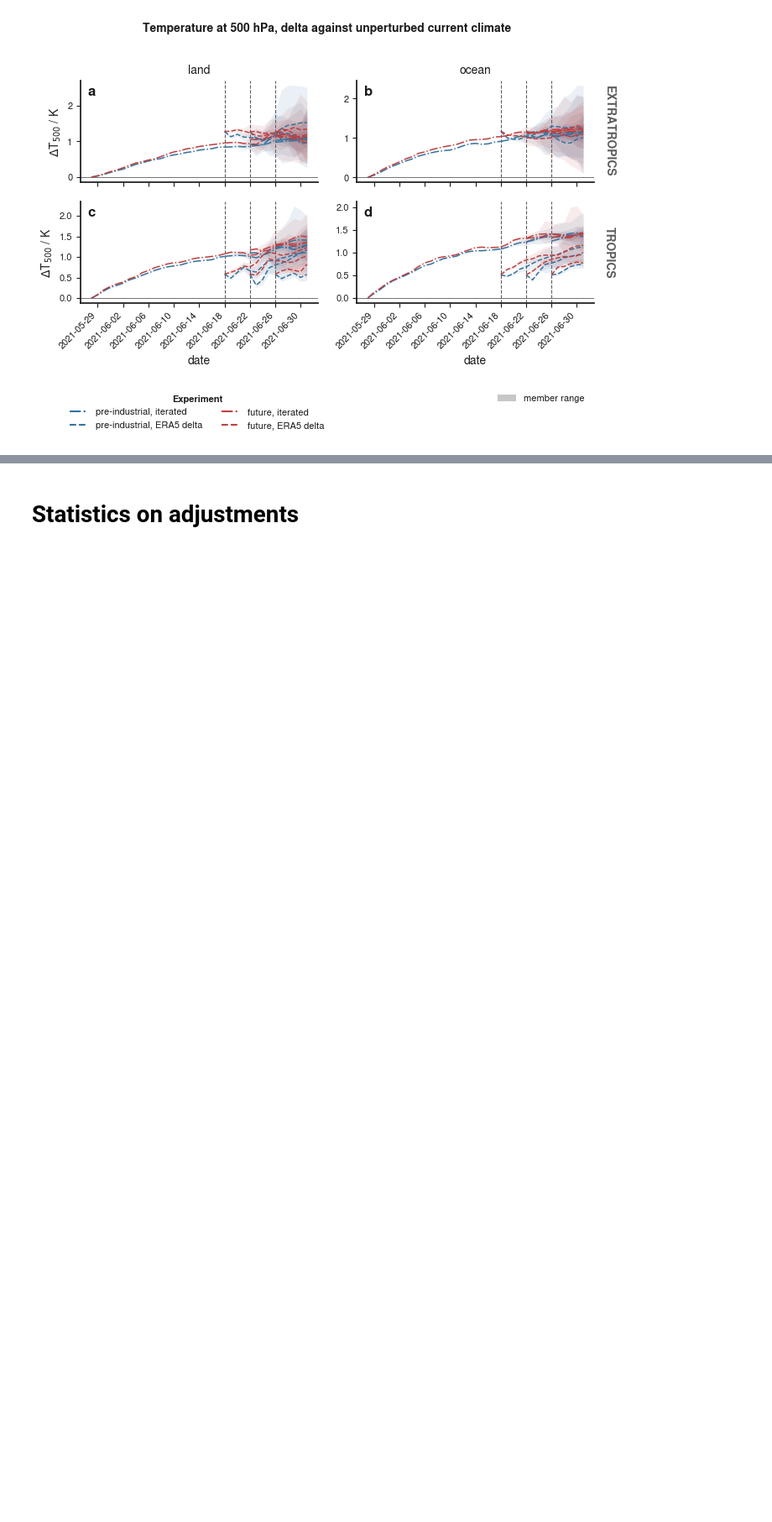
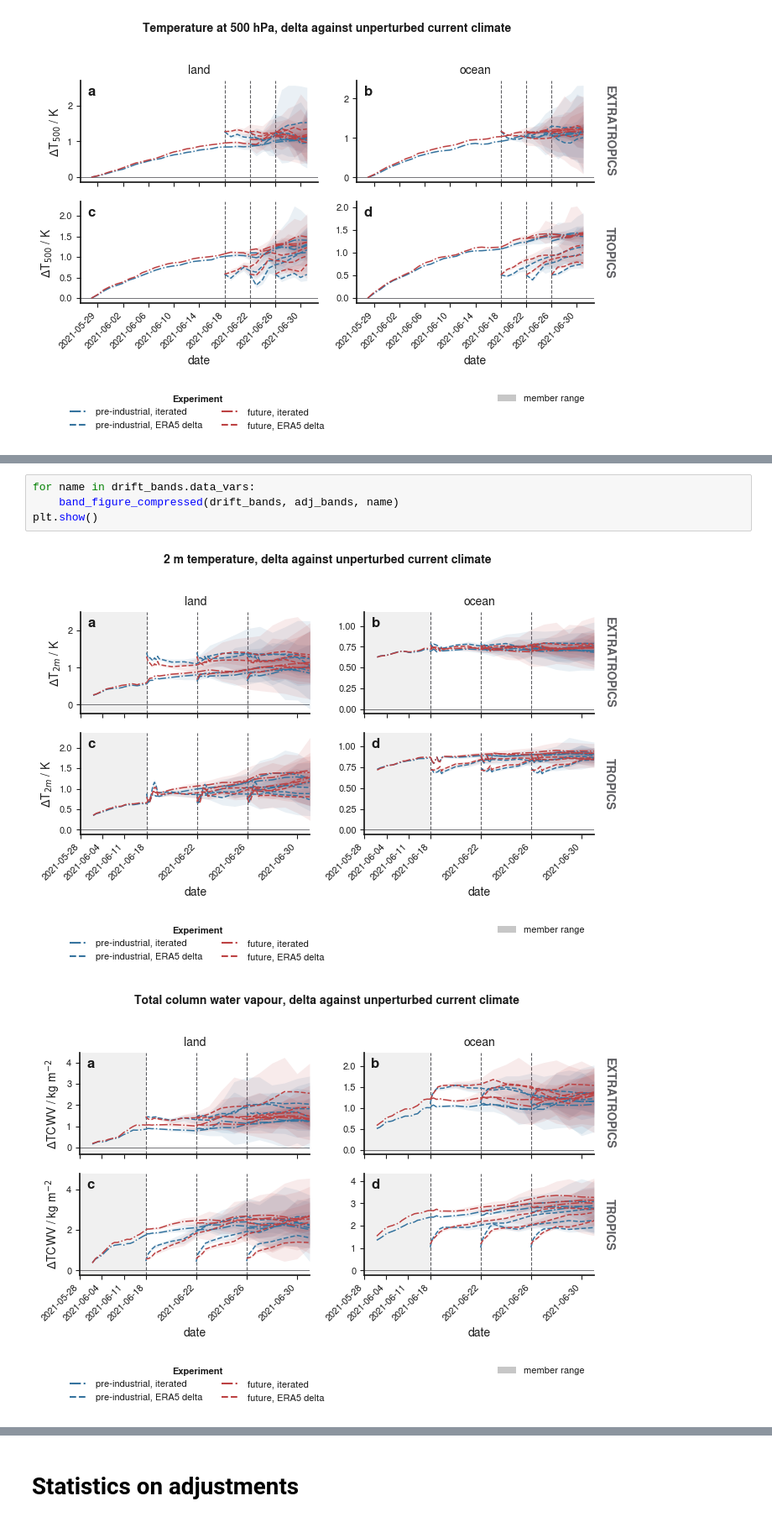
Before and after one commit to shirin-ermis/ATMICP, a Jupyter notebook: notebooks/12_adjustments.ipynb, the cells around one changed output, grey strips where cells are left out. Shown at 84% size. Drawn from its saved outputs; the diff is of its cells as text; blank space fills up the shorter version.

```diff
--- a/notebooks/12_adjustments.ipynb
+++ b/notebooks/12_adjustments.ipynb
@@ -370,0 +577,7 @@ plt.show()
+# %%
+for name in drift_bands.data_vars:
+    band_figure_compressed(drift_bands, adj_bands, name)
+plt.show()
+# %% [output]
+[figure, added]
+[figure, added]
```
Also changed, not shown: parts of 5 cells of this notebook, 14 other files.
